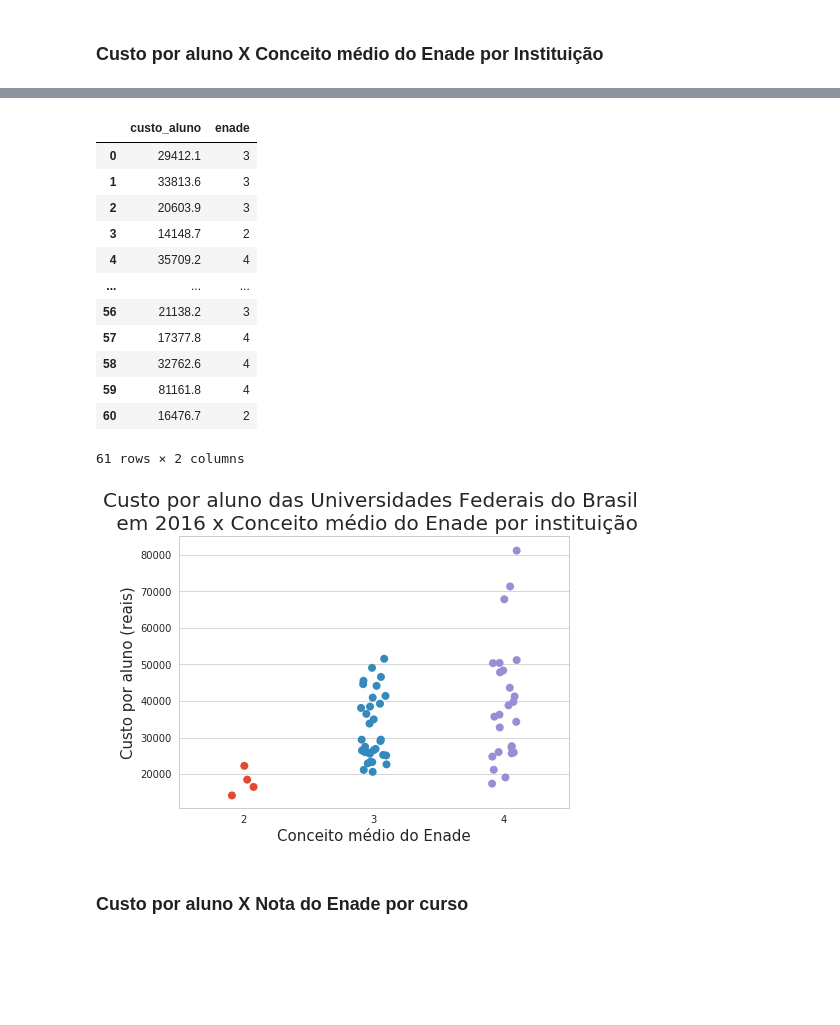
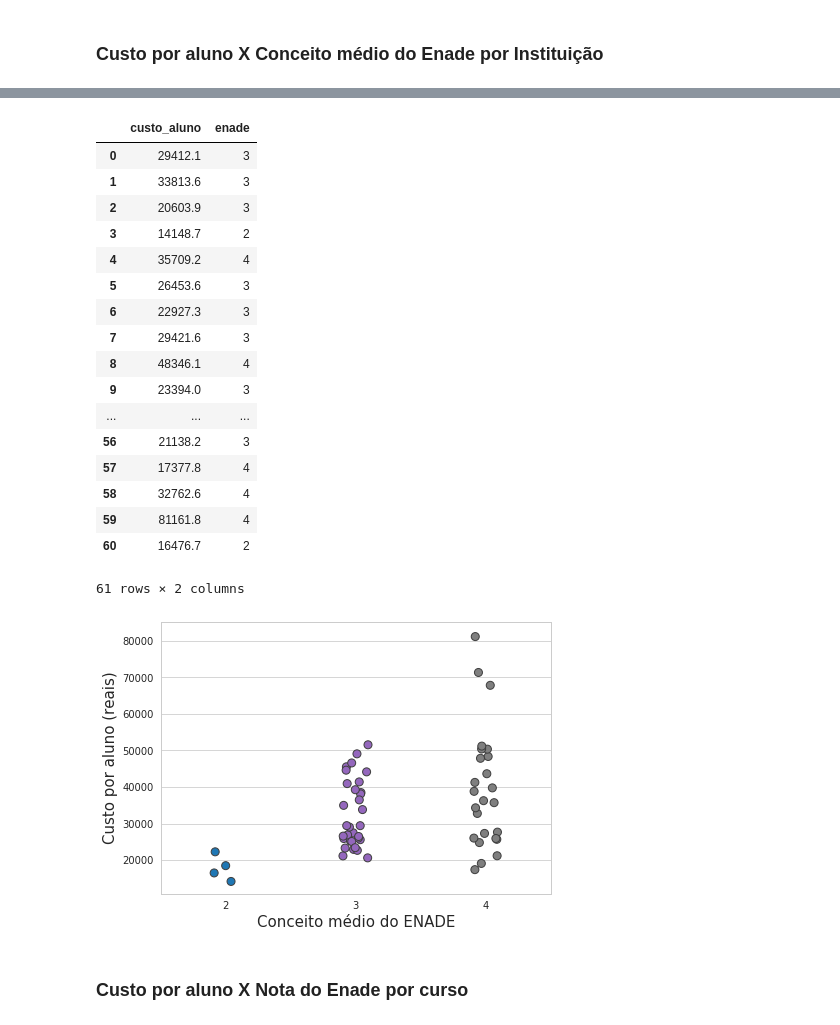
Before and after one commit to mateusqc/MC_2019.2, a Jupyter notebook: questao1.ipynb, the cells around one changed output, grey strips where cells are left out. Saved outputs shown, nothing was run; the diff lists cells and outputs as text; code cells hidden in the pictures; blank space fills up the shorter version.

```diff
--- a/questao1.ipynb
+++ b/questao1.ipynb
@@ -69,7 +74,7 @@ siglas_ies = list(ies_custo['sigla'])
 resultados_enade_ies_tudo = resultados_enade_tudo[resultados_enade_tudo['Sigla da IES'].isin(siglas_ies)]
 resultados_enade_ies_tudo = resultados_enade_ies_tudo[resultados_enade_ies_tudo['Conceito Enade (Faixa)'] != 'SC']
 resultados_enade_ies_tudo = resultados_enade_ies_tudo.filter(['Sigla da IES', 'Conceito Enade (Contínuo)', 'Conceito Enade (Faixa)'])
-resultados_enade_ies_tudo = resultados_enade_ies_tudo.rename(columns={"Sigla da IES": "sigla", "Conceito Enade (Contínuo)": "enade", "Conceito Enade (Faixa)": "enade_faixa"}, errors="raise")
+resultados_enade_ies_tudo = resultados_enade_ies_tudo.rename(columns={"Sigla da IES": "sigla", "Conceito Enade (Contínuo)": "enade", "Conceito Enade (Faixa)": "enade_faixa"})
 resultados_enade_ies = resultados_enade_ies_tudo.filter(['sigla', 'enade'])
 
 resultados_enade_ies['enade'].replace(regex=True, inplace=True, to_replace=r'\,\\?', value=r'.')
@@ -122,6 +137,11 @@ enade_custo_filtrado
 | 2 | 20603.9 | 3 |
 | 3 | 14148.7 | 2 |
 | 4 | 35709.2 | 4 |
+| 5 | 26453.6 | 3 |
+| 6 | 22927.3 | 3 |
+| 7 | 29421.6 | 3 |
+| 8 | 48346.1 | 4 |
+| 9 | 23394.0 | 3 |
 | ... | ... | ... |
 | 56 | 21138.2 | 3 |
 | 57 | 17377.8 | 4 |
@@ -132,17 +152,19 @@ enade_custo_filtrado
 # %%
 fig, gph = plt.subplots(figsize=(7,5))
 
-gph = sns.stripplot(x='enade', y='custo_aluno', data=enade_custo_filtrado.sort_values(by='enade', ascending=True), s=8, lw=1)
+gph = sns.stripplot(x='enade', y='custo_aluno', data=enade_custo_filtrado.sort_values(by='enade', ascending=True), s=8, lw=1, jitter=True, linewidth=1, palette=sns.color_palette(['tab:blue', 'tab:purple', 'tab:gray']))
 
-gph.set_title('Custo por aluno das Universidades Federais do Brasil \n em 2016 x Conceito médio do Enade por instituição', fontsize=20)
+# gph.set_title('Custo por aluno das Universidades Federais do Brasil \n em 2016 x Conceito médio do Enade por instituição', fontsize=20)
 
-gph.set_xlabel('Conceito médio do Enade', fontsize=15)
+gph.set_xlabel('Conceito médio do ENADE', fontsize=15)
 
 gph.set_ylabel('Custo por aluno (reais)', fontsize=15)
 
+# gph.color(['tab:blue', 'tab:purple', 'tab:gray'])
+
 plt.show()
 # %% [output]
-[figure, old version]
+[figure, new version]
 # %% [markdown]
 ### Custo por aluno X Nota do Enade por curso
 # %%
```
Also changed, not shown: parts of 9 cells of this notebook.
